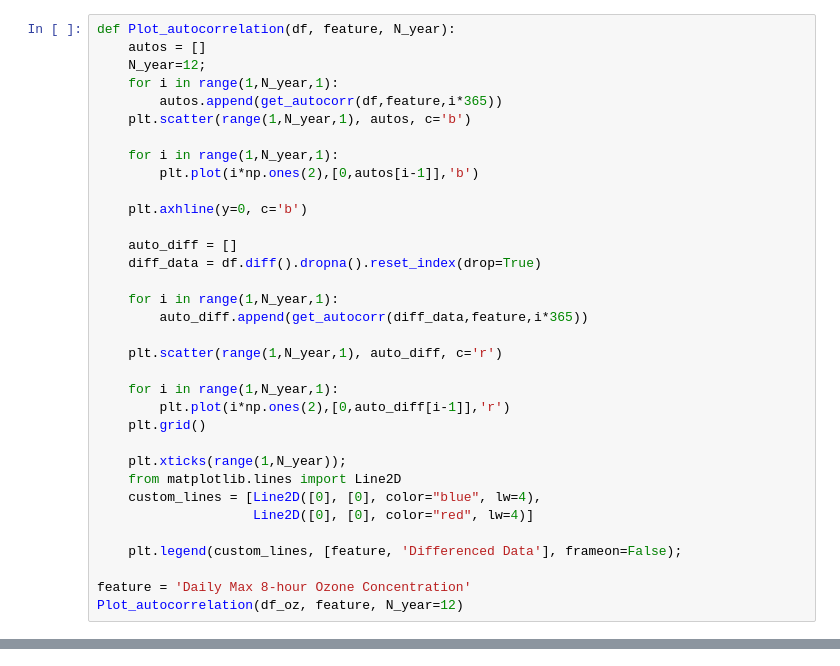
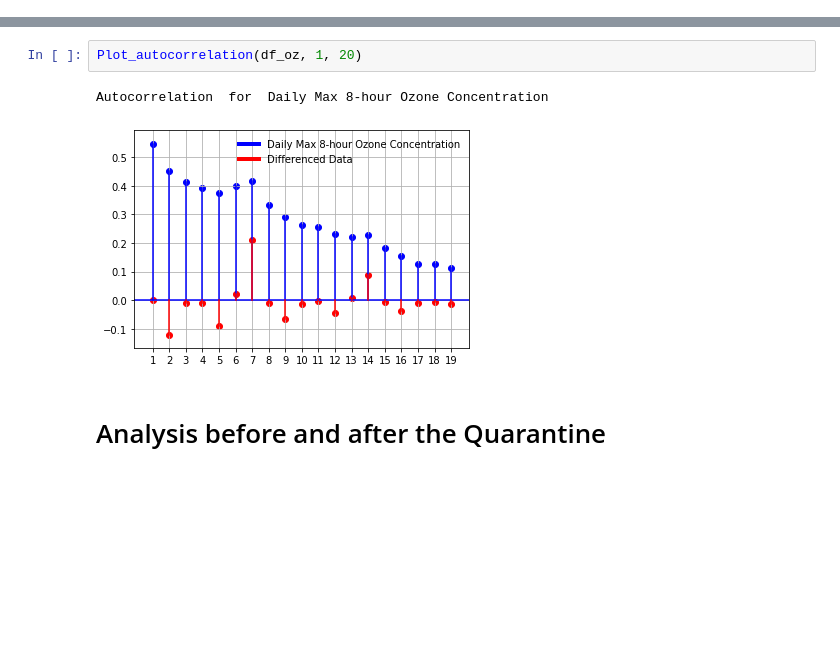
Before and after one commit to yilmazduygu/gretta-grettas, a Jupyter notebook: LA_data.ipynb, the cells around one changed output, grey strips where cells are left out. Drawn from its saved outputs; the diff is of its cells as text; blank space fills up the shorter version.

```diff
--- a/LA_data.ipynb
+++ b/LA_data.ipynb
@@ -158,34 +9,0 @@ Plot_Lag(df_oz, feature)
-# %%
-def Plot_autocorrelation(df, feature, N_year):
-    autos = []
-    N_year=12;
-    for i in range(1,N_year,1):
-        autos.append(get_autocorr(df,feature,i*365))
-    plt.scatter(range(1,N_year,1), autos, c='b')
-
-    for i in range(1,N_year,1):
-        plt.plot(i*np.ones(2),[0,autos[i-1]],'b')
-
-    plt.axhline(y=0, c='b')
-
-    auto_diff = []
-    diff_data = df.diff().dropna().reset_index(drop=True)
-
-    for i in range(1,N_year,1):
-        auto_diff.append(get_autocorr(diff_data,feature,i*365))
-
-    plt.scatter(range(1,N_year,1), auto_diff, c='r')
-
-    for i in range(1,N_year,1):
-        plt.plot(i*np.ones(2),[0,auto_diff[i-1]],'r')
-    plt.grid()
-
-    plt.xticks(range(1,N_year));
-    from matplotlib.lines import Line2D
-    custom_lines = [Line2D([0], [0], color="blue", lw=4),
-                    Line2D([0], [0], color="red", lw=4)]
-
-    plt.legend(custom_lines, [feature, 'Differenced Data'], frameon=False);
-
-feature = 'Daily Max 8-hour Ozone Concentration'
-Plot_autocorrelation(df_oz, feature, N_year=12)
@@ -193,0 +39,7 @@ Plot_autocorrelation(df_oz, feature, N_year=12)
+# %%
+Plot_autocorrelation(df_oz, 1, 20)
+# %% [output]
+Autocorrelation  for  Daily Max 8-hour Ozone Concentration
+[figure, added]
+# %% [markdown]
+# Analysis before and after the Quarantine
```
Also changed, not shown: parts of 22 cells of this notebook, 5 other files.
